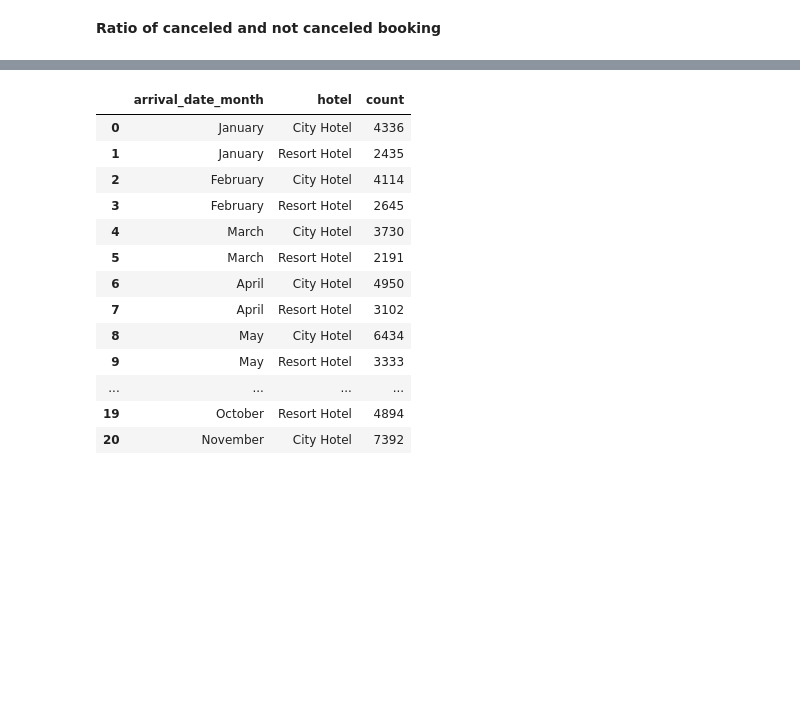
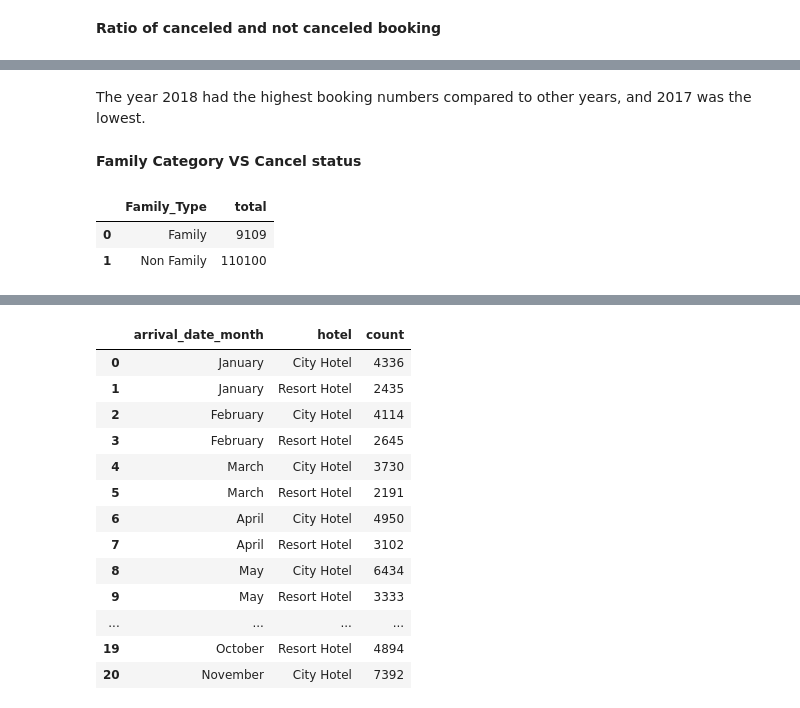
Before and after one commit to lutfiahk/Investigate-Business-Hotel-using-Data-Visualization, a Jupyter notebook: notebook.ipynb, the cells around one changed output, grey strips where cells are left out. Cells and saved outputs as stored; diff of their text form; code cells hidden in the pictures; blank space fills up the shorter version.

```diff
--- a/notebook.ipynb
+++ b/notebook.ipynb
@@ -215,0 +338,20 @@ canceledplot
+# %% [markdown]
+The year 2018 had the highest booking numbers compared to other years, and 2017 was the lowest.
+# %% [markdown]
+**Family Category VS Cancel status**
+# %%
+# Defining Family Category
+list = []
+for index, i in df.iterrows():
+    if ((i['adults'] > 0) & ((i['children'] > 0) | (i['babies'] > 0))):
+        list.append('Family')
+    else : list.append('Non Family')
+df['Family_Type'] = list
+# %%
+# Distribution of hotel type
+family_cancel = df.groupby('Family_Type').agg(total = ('Family_Type','count')).reset_index()
+family_cancel
+# %% [output]
+|  | Family_Type | total |
+| 0 | Family | 9109 |
+| 1 | Non Family | 110100 |
```
Also changed, not shown: parts of 33 cells of this notebook.
